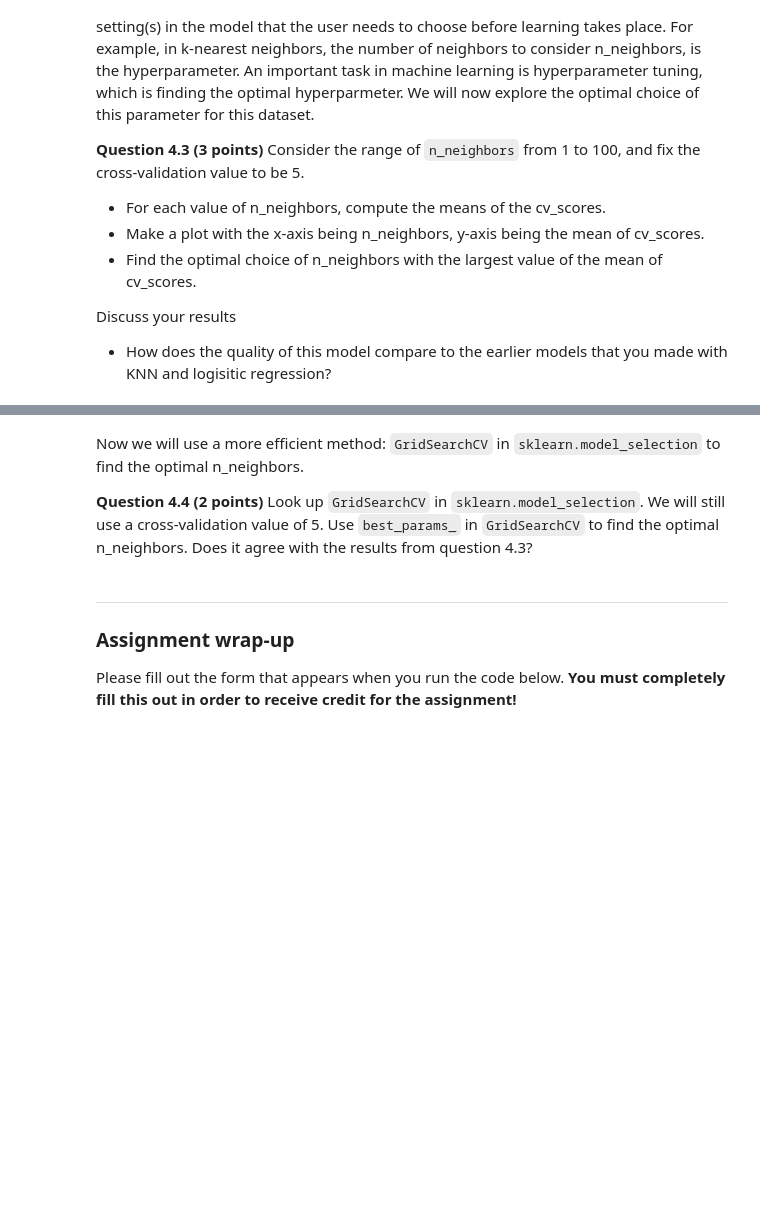
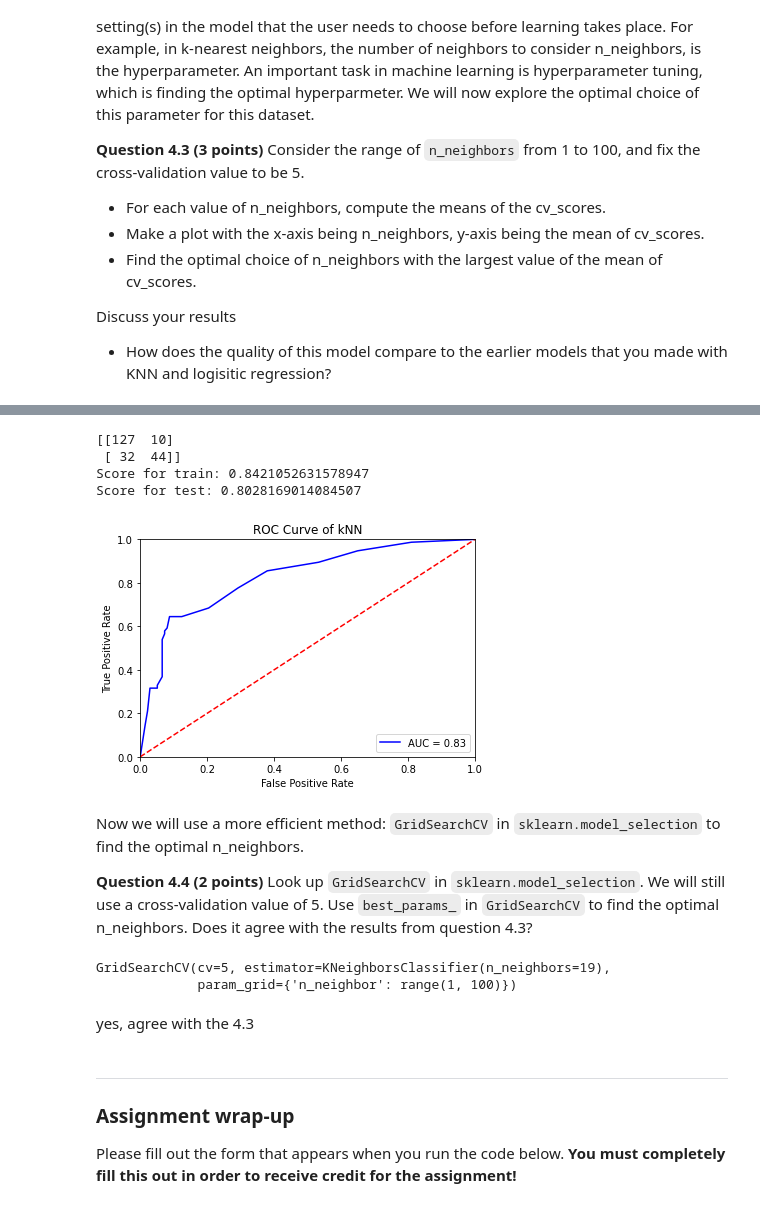
Before and after one commit to guoaiji/CMSE202_Git_Started, a Jupyter notebook: repos/HW-03_GitML-STUDENT.ipynb, the cells around one changed output, grey strips where cells are left out. Cells and saved outputs as stored; diff of their text form; code cells hidden in the pictures; blank space fills up the shorter version.

```diff
--- a/repos/HW-03_GitML-STUDENT.ipynb
+++ b/repos/HW-03_GitML-STUDENT.ipynb
@@ -338,3 +357,31 @@ plt.plot(n_neighbors_lst,mean_lst)
+# %%
+knn = KNeighborsClassifier(n_neighbors=19)
+knn.fit(x_train_n,y_train_n)
+y_predict = knn.predict(x_test_n)
+
+print(metrics.confusion_matrix(y_test_n,y_predict))
+print('Score for train:', knn.score(x_train_n,y_train_n))
+print('Score for test:', knn.score(x_test_n,y_test_n))
+
+y_prob = knn.predict_proba(x_test_n)
+fpr, tpr, threshold = metrics.roc_curve(y_test_n,y_prob[:,1])
+roc_auc = metrics.auc(fpr, tpr)
+plt.title('Receiver Operating Characteristic')
+plt.plot(fpr, tpr, 'b', label = 'AUC = %0.2f' % roc_auc)
+plt.legend(loc = 'lower right')
+plt.plot([0, 1], [0, 1], 'r--')
+plt.xlim([0, 1])
+plt.ylim([0, 1])
+plt.ylabel('True Positive Rate')
+plt.xlabel('False Positive Rate')
+plt.title('ROC Curve of kNN')
+plt.show()
+# %% [output]
+[[127  10]
+ [ 32  44]]
+Score for train: 0.8421052631578947
+Score for test: 0.8028169014084507
+[figure, added]
 # %% [markdown]
 Now we will use a more efficient method: `GridSearchCV` in `sklearn.model_selection` to find the optimal n_neighbors.
 
@@ -344,3 +389,14 @@ Now we will use a more efficient method: `GridSearchCV` in `sklearn.model_select
+# %%
+param = {'n_neighbor':range(1,100)}
+
+best_params_ = GridSearchCV(knn,param,cv=5)
+
+best_params_
+# %% [output]
+GridSearchCV(cv=5, estimator=KNeighborsClassifier(n_neighbors=19),
+             param_grid={'n_neighbor': range(1, 100)})
+# %% [markdown]
+yes, agree with the 4.3
 # %% [markdown]
 
 ---
```
Also changed, not shown: parts of 13 cells of this notebook.
